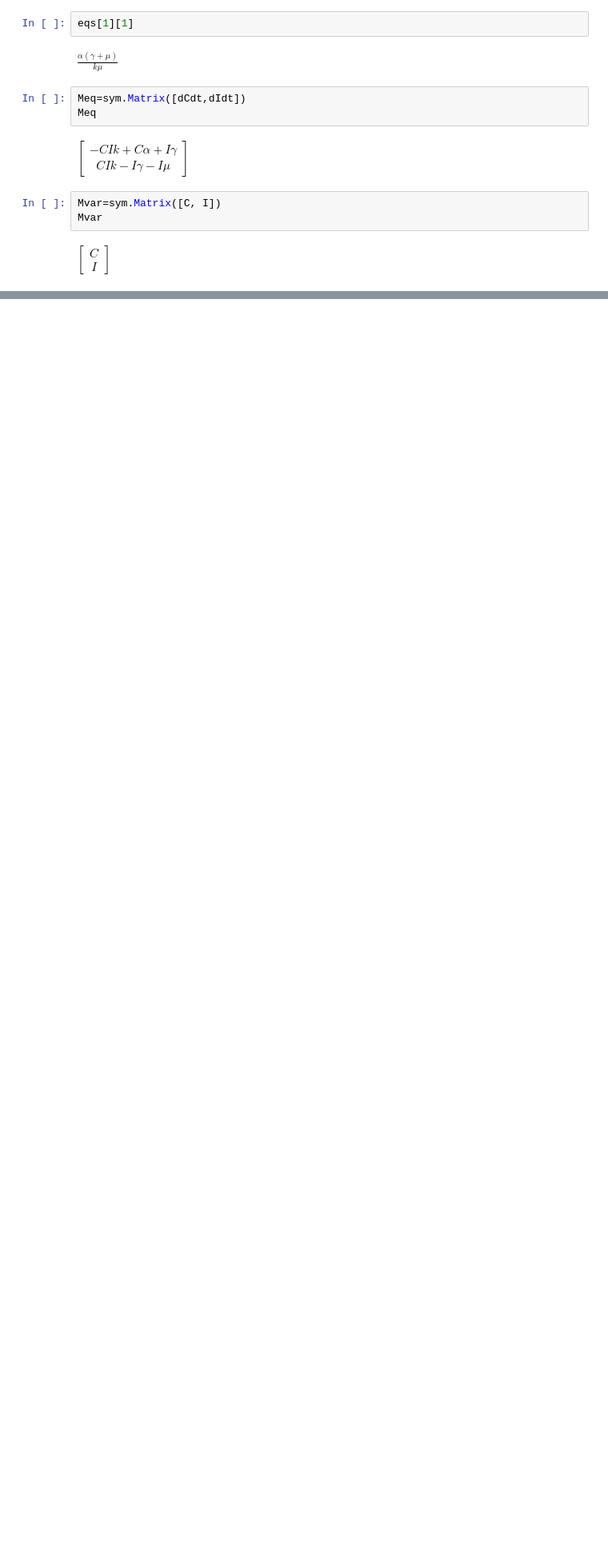
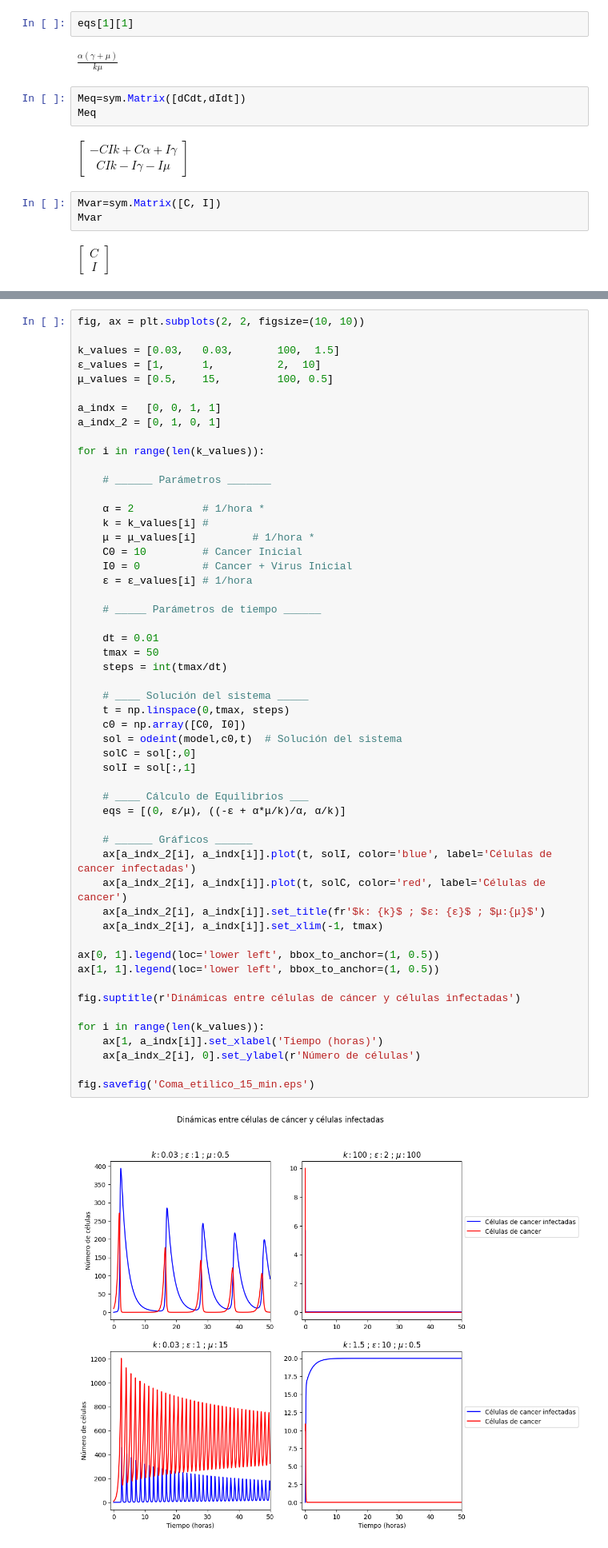
Before and after one commit to SergioPachonDotor/MAIM, a Jupyter notebook: Tarea_4/Punto_1.ipynb, the cells around one changed output, grey strips where cells are left out. Shown at 80% size. Drawn from its saved outputs; the diff is of its cells as text; blank space fills up the shorter version.

```diff
--- a/Tarea_4/Punto_1.ipynb
+++ b/Tarea_4/Punto_1.ipynb
@@ -156,0 +279,55 @@ plt.legend(loc=5)
+# %%
+fig, ax = plt.subplots(2, 2, figsize=(10, 10))
+
+k_values = [0.03,   0.03,       100,  1.5]
+ε_values = [1,      1,          2,  10]
+μ_values = [0.5,    15,         100, 0.5]
+
+a_indx =   [0, 0, 1, 1]
+a_indx_2 = [0, 1, 0, 1]
+
+for i in range(len(k_values)):
+
+    # ______ Parámetros _______
+
+    α = 2           # 1/hora *
+    k = k_values[i] #
+    μ = μ_values[i]         # 1/hora *
+    C0 = 10         # Cancer Inicial
+    I0 = 0          # Cancer + Virus Inicial
+    ε = ε_values[i] # 1/hora
+
+    # _____ Parámetros de tiempo ______
+
+    dt = 0.01
+    tmax = 50
+    steps = int(tmax/dt)
+
+    # ____ Solución del sistema _____
+    t = np.linspace(0,tmax, steps)
+    c0 = np.array([C0, I0])
+    sol = odeint(model,c0,t)  # Solución del sistema
+    solC = sol[:,0]
+    solI = sol[:,1]
+
+    # ____ Cálculo de Equilibrios ___
+    eqs = [(0, ε/μ), ((-ε + α*μ/k)/α, α/k)]
+
+    # ______ Gráficos ______
+    ax[a_indx_2[i], a_indx[i]].plot(t, solI, color='blue', label='Células de cancer infectadas')
+    ax[a_indx_2[i], a_indx[i]].plot(t, solC, color='red', label='Células de cancer')
+    ax[a_indx_2[i], a_indx[i]].set_title(fr'$k: {k}$ ; $ε: {ε}$ ; $μ:{μ}$')
+    ax[a_indx_2[i], a_indx[i]].set_xlim(-1, tmax)
+
+ax[0, 1].legend(loc='lower left', bbox_to_anchor=(1, 0.5))
+ax[1, 1].legend(loc='lower left', bbox_to_anchor=(1, 0.5))
+
+fig.suptitle(r'Dinámicas entre células de cáncer y células infectadas')
+
+for i in range(len(k_values)):
+    ax[1, a_indx[i]].set_xlabel('Tiempo (horas)')
+    ax[a_indx_2[i], 0].set_ylabel(r'Número de células')
+
+fig.savefig('Coma_etilico_15_min.eps')
+# %% [output]
+[figure, added]
```
Also changed, not shown: parts of 32 cells of this notebook, 1 other file.
